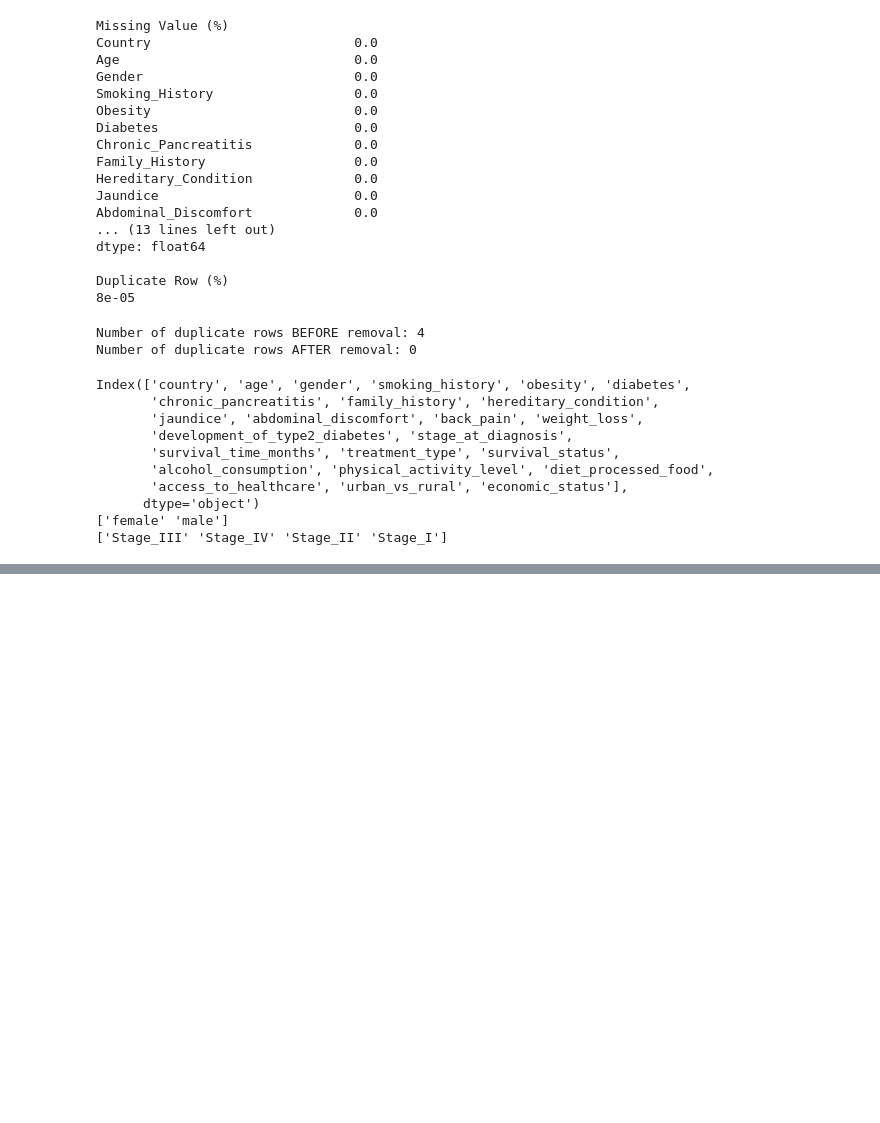
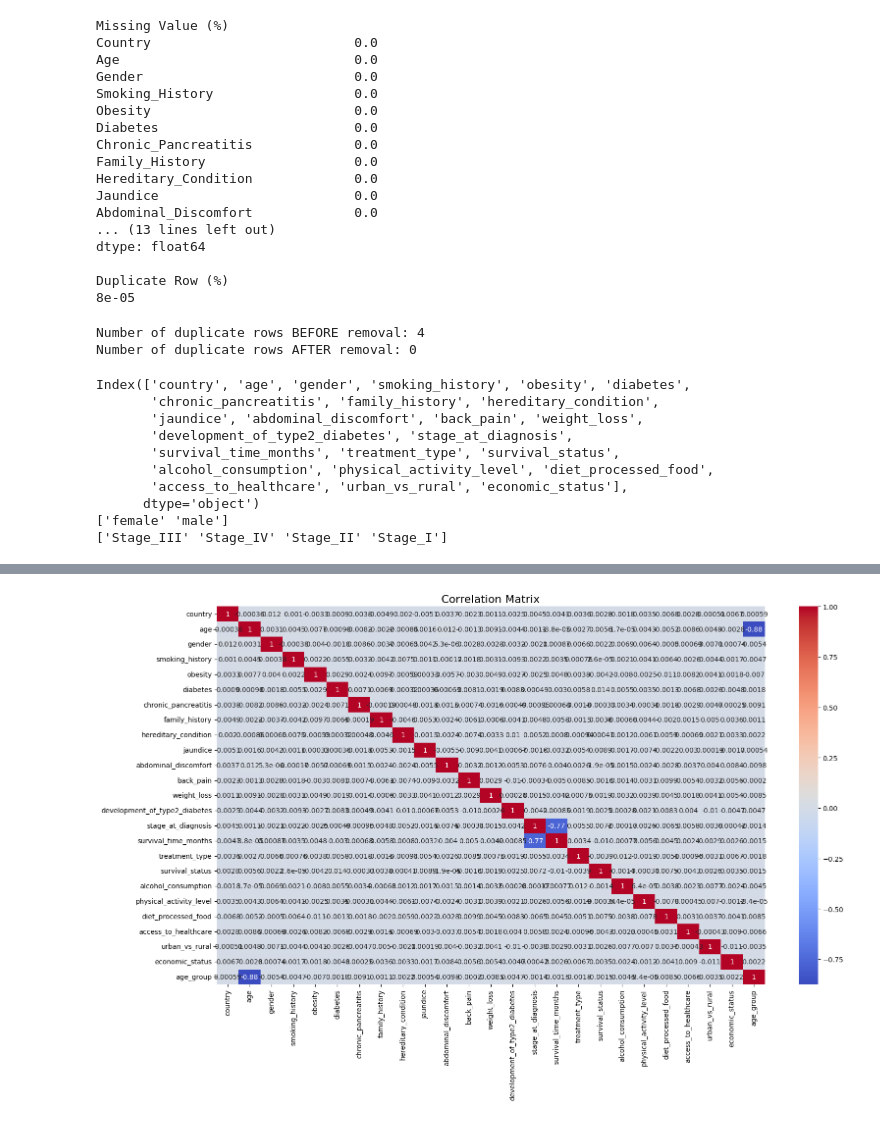
Before and after one commit to welsonxw/Pancrease_Cancer_Prediction, a Jupyter notebook: all_progress.ipynb, the cells around one changed output, grey strips where cells are left out. Saved outputs shown, nothing was run; the diff lists cells and outputs as text; code cells hidden in the pictures; blank space fills up the shorter version.

```diff
--- a/all_progress.ipynb
+++ b/all_progress.ipynb
@@ -181,10 +181,11 @@ max    2.552545e+00          4.001118e+00
 | max | 2.552545 | 4.001118 |
 # %%
 # binning age column
+#  avg = 64.54
 df['age_group'] = pd.cut(
     df['age'],
     bins=[-3, -1, 0, 3],   # scaled values after StandardScaler
-    labels=['Young', 'Middle-aged', 'Elderly']
+    labels=['Below-Average', 'Average', 'Above-Average']
 )
 
 print(df[['age', 'age_group']].head(10))
@@ -236,0 +340,17 @@ Index(['country', 'age', 'smoking_history', 'obesity', 'diabetes',
+# %%
+# correlation analysis
+
+label_encoders = {}
+for col in df.select_dtypes(include=['object']).columns:
+    label_encoders[col] = LabelEncoder()
+    df[col] = label_encoders[col].fit_transform(df[col])
+
+original_objects_cols = list(label_encoders.keys())
+num_col = df.select_dtypes(include=['int64','float64']).columns
+
+num_col_scale = [col for col in num_col if col not in original_objects_cols and col != 'Survival_Status']
+
+scaler = StandardScaler()
+df[num_col_scale] = scaler.fit_transform(df[num_col_scale])
+
+df[num_col_scale].head()
@@ -236,0 +364,16 @@ Index(['country', 'age', 'smoking_history', 'obesity', 'diabetes',
+# %%
+# correlation analysis
+
+label_encoders = {}
+for column in df.select_dtypes(include=['object', 'category']).columns:
+    label_encoders[column] = LabelEncoder()
+    df[column] = label_encoders[column].fit_transform(df[column])
+
+correlation_matrix = df.corr(method='pearson')
+
+plt.figure(figsize=(18, 10))
+sns.heatmap(correlation_matrix, annot=True, cmap="coolwarm", cbar=True)
+plt.title("Correlation Matrix", fontsize=16)
+plt.show()
+# %% [output]
+[figure, added]
```
Also changed, not shown: parts of 25 cells of this notebook.
